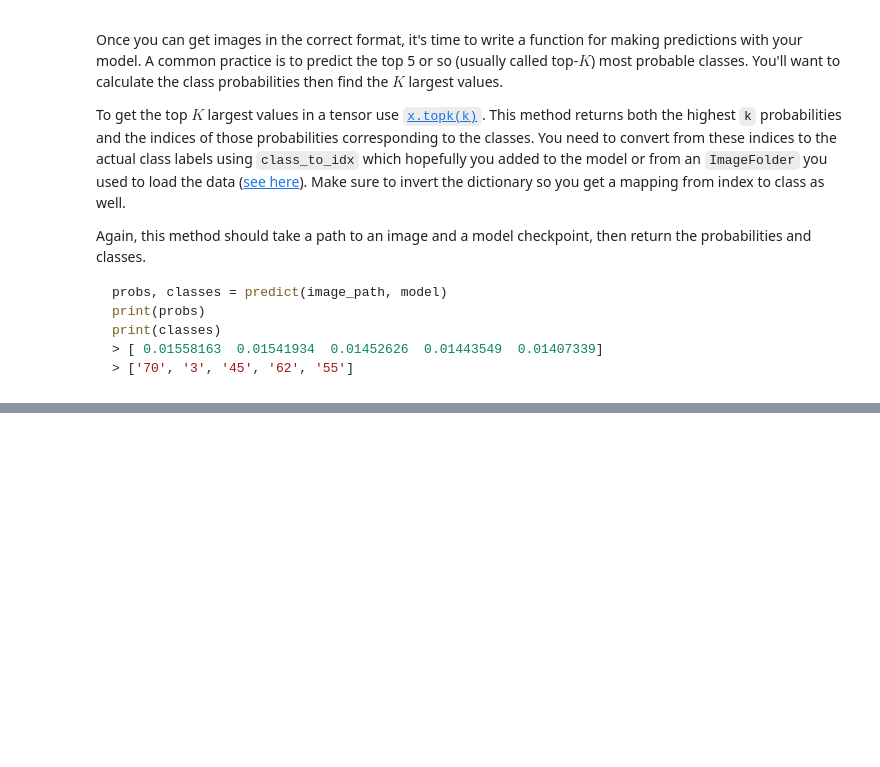
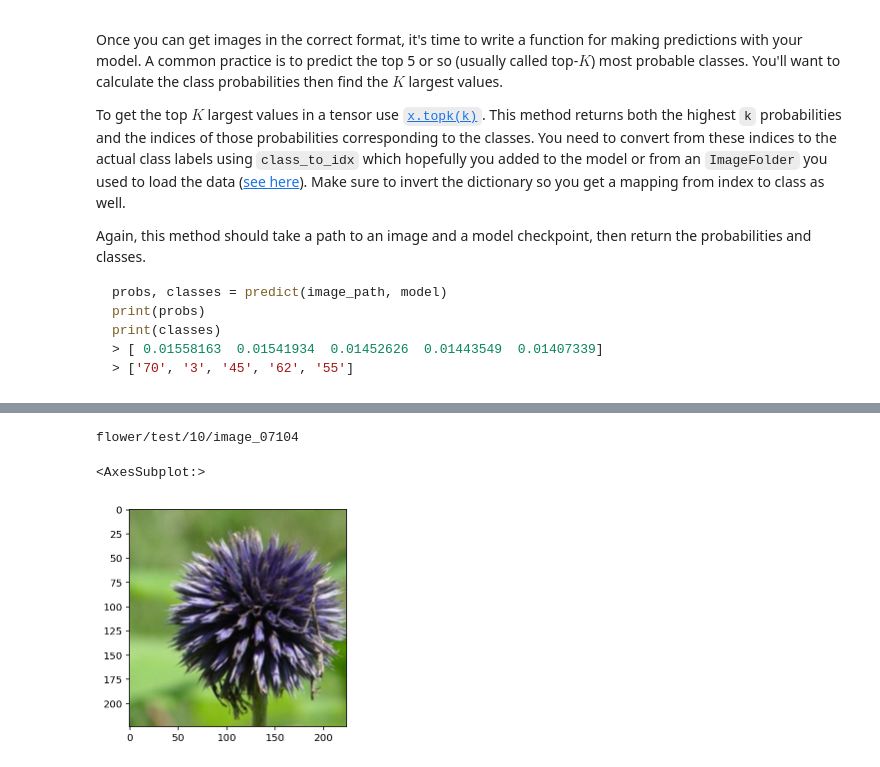
Before and after one commit to cjsutton77/UdacityCourse, a Jupyter notebook: ImageClassifier/Image Classifier Project.ipynb, the cells around one changed output, grey strips where cells are left out. Drawn from its saved outputs; the diff is of its cells as text; code cells hidden in the pictures; blank space fills up the shorter version.

```diff
--- a/ImageClassifier/Image Classifier Project.ipynb
+++ b/ImageClassifier/Image Classifier Project.ipynb
@@ -486,0 +606,8 @@ sns.barplot(x=proba,y=class_names)
+# %%
+test_image = f'{data_dir}/test/10/image_07104'
+print(test_image)
+imshow(process_image(test_image))
+# %% [output]
+flower/test/10/image_07104
+<AxesSubplot:>
+[figure, added]
```
Also changed, not shown: parts of 33 cells of this notebook, 3 other files.
